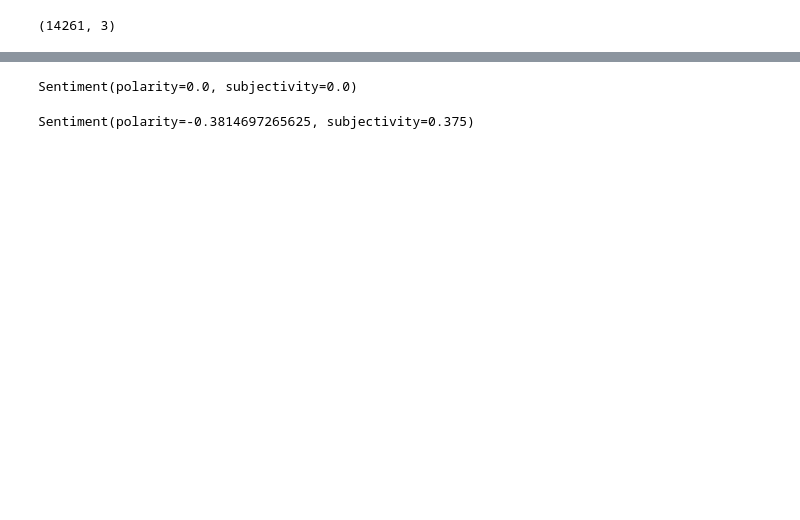
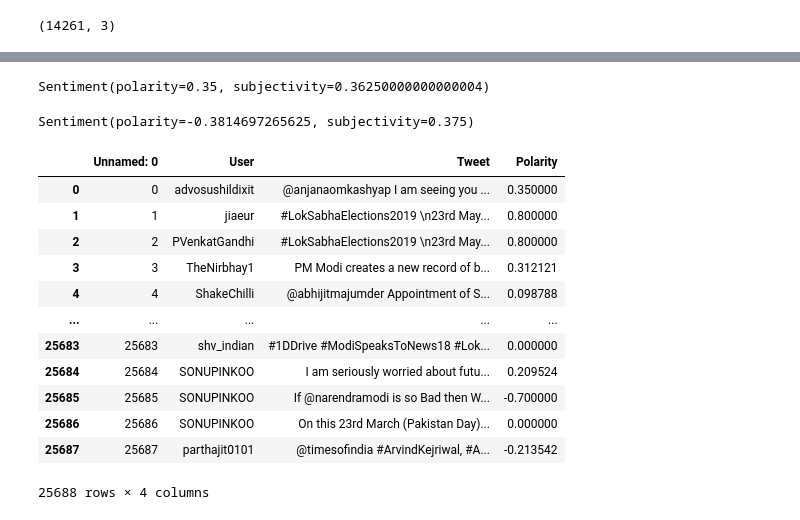
Before and after one commit to 611noorsaeed/Indian-Election-Sentiment-Analysis, a Jupyter notebook: Indian Election Sentiment Analysis.ipynb, the cells around one changed output, grey strips where cells are left out. Drawn from its saved outputs; the diff is of its cells as text; code cells hidden in the pictures; blank space fills up the shorter version.

```diff
--- a/Indian Election Sentiment Analysis.ipynb
+++ b/Indian Election Sentiment Analysis.ipynb
@@ -41,2 +31,0 @@ dtype: int64
-# %%
-modi.dropna(inplace=True)
@@ -55,7 +32,7 @@ rahul['Tweet'] = rahul['Tweet'].astype(str)
 # %%
-TextBlob(modi['Tweet'][200]).sentiment
+TextBlob(modi['Tweet'][0]).sentiment
 # %% [output]
-Sentiment(polarity=0.0, subjectivity=0.0)
+Sentiment(polarity=0.35, subjectivity=0.36250000000000004)
 # %%
 TextBlob(rahul['Tweet'][10]).sentiment
 # %% [output]
@@ -66,3 +46,19 @@ def find_polarity(review):
 # %%
 modi['Polarity'] = modi['Tweet'].apply(find_polarity)
 rahul['Polarity'] = rahul['Tweet'].apply(find_polarity)
+# %%
+modi
+# %% [output]
+|  | Unnamed: 0 | User | Tweet | Polarity |
+| 0 | 0 | advosushildixit | @anjanaomkashyap I am seeing you ... | 0.350000 |
+| 1 | 1 | jiaeur | #LokSabhaElections2019 \n23rd May... | 0.800000 |
+| 2 | 2 | PVenkatGandhi | #LokSabhaElections2019 \n23rd May... | 0.800000 |
+| 3 | 3 | TheNirbhay1 | PM Modi creates a new record of b... | 0.312121 |
+| 4 | 4 | ShakeChilli | @abhijitmajumder Appointment of S... | 0.098788 |
+| ... | ... | ... | ... | ... |
+| 25683 | 25683 | shv_indian | #1DDrive #ModiSpeaksToNews18 #Lok... | 0.000000 |
+| 25684 | 25684 | SONUPINKOO | I am seriously worried about futu... | 0.209524 |
+| 25685 | 25685 | SONUPINKOO | If @narendramodi is so Bad then W... | -0.700000 |
+| 25686 | 25686 | SONUPINKOO | On this 23rd March (Pakistan Day)... | 0.000000 |
+| 25687 | 25687 | parthajit0101 | @timesofindia #ArvindKejriwal, #A... | -0.213542 |
+25688 rows × 4 columns
```
Also changed, not shown: parts of 24 cells of this notebook.
